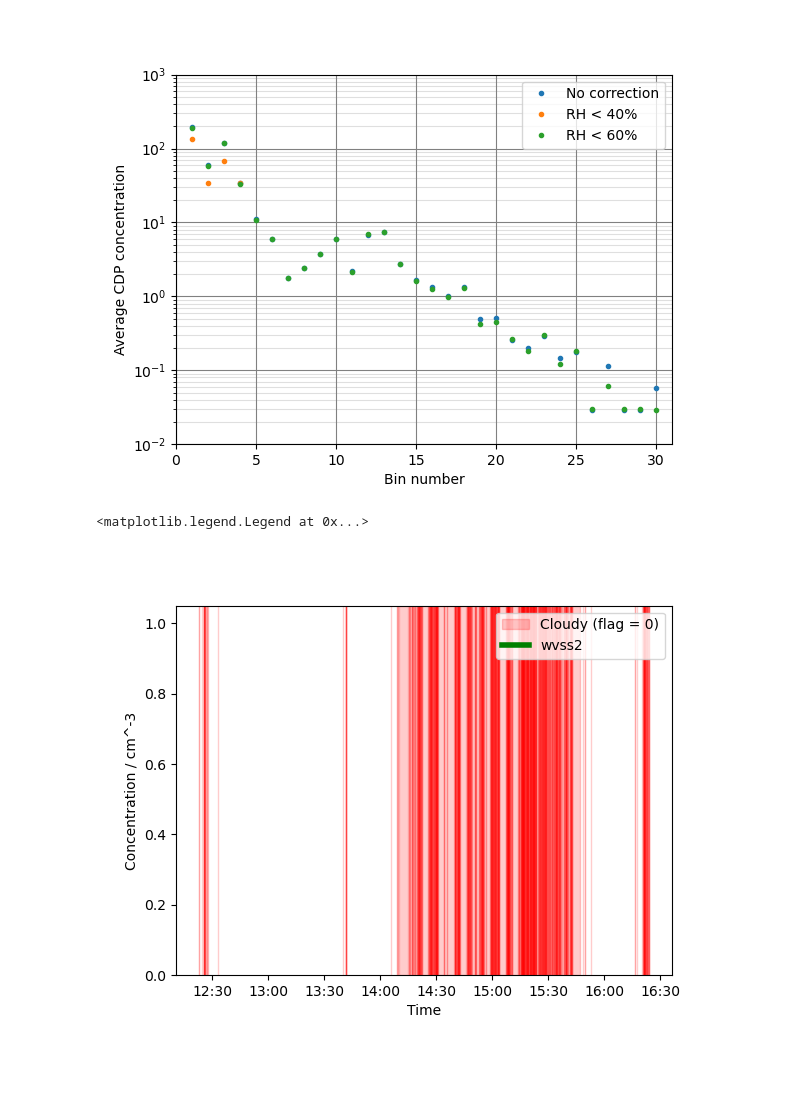
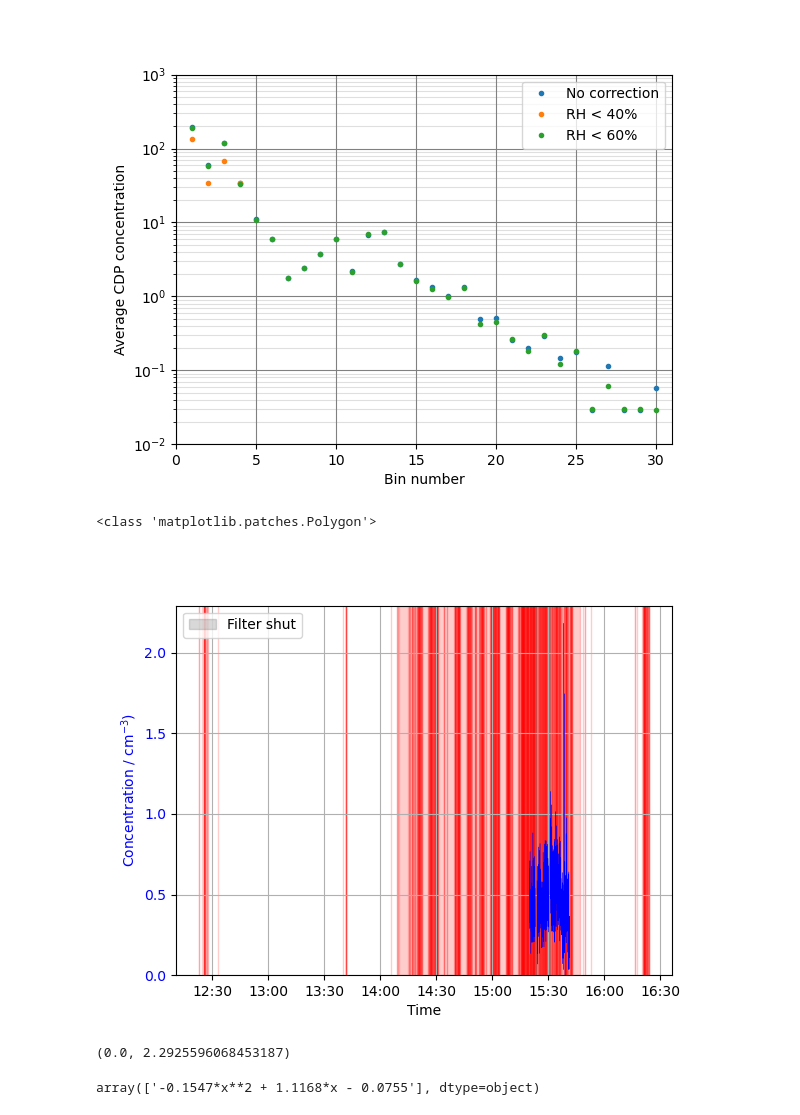
Before and after one commit to erin-raif/pcasp_cdp_code, a Jupyter notebook: calibrated_size_distributions.ipynb, the cells around one changed output. Saved outputs shown, nothing was run; the diff lists cells and outputs as text; code cells hidden in the pictures; blank space fills up the shorter version.

```diff
--- a/calibrated_size_distributions.ipynb
+++ b/calibrated_size_distributions.ipynb
@@ -1411,8 +1429,7 @@ This plot shows the periods where the filter was shut and can optionally display
 def plot_total_number_concentration(ax, corrected_psd, flag=None, **kwargs):
     """Plot total number concentrations for either the PCASP or CDP probe.
 
-    Kwargs implemented for number concentration axis only, not the flag axis,
-    which has a fixed display.
+    Kwargs implemented for concentration axis only
 
     Parameters
     ----------
@@ -1435,6 +1452,7 @@ def plot_total_number_concentration(ax, corrected_psd, flag=None, **kwargs):
 
     x_axis_time_fmt = mdates.DateFormatter('%H:%M')
     time = [dt.datetime.fromtimestamp(val) for val in dN.time.values]
+
 
     default_kwargs = {
         'xlabel': 'Time',
@@ -1493,6 +1511,9 @@ def plot_total_number_concentration(ax, corrected_psd, flag=None, **kwargs):
         legend_items.append(vspan)
     if flag_line is not None:
         legend_items.append(flag_line)
+
+
+
     ax.legend(legend_items, [l.get_label() for l in legend_items])
     return ax
 
@@ -1754,27 +1775,22 @@ engine='netcdf4',decode_times=False)
 # %%
 fig, ax = plt.subplots()
 x_axis_time_fmt = mdates.DateFormatter('%H:%M')
 time = [dt.datetime.fromtimestamp(int(val)) for val in nev_data.TIME.values]
 ax.xaxis.set_major_formatter(x_axis_time_fmt)
 #ax.plot(time,nev_data.CLRFLG_COMBINED,color='red',alpha=0.2)
 #ax2 = ax.twinx()
 time = [dt.datetime.fromtimestamp(int(val)) for val in flight_data.time.values]
 #ax.plot(time, flight_data.cdp_conc/1000,zorder=2,label='Raw CDP Conc')
 
 
 time = [dt.datetime.fromtimestamp(int(val)) for val in nev_data.TIME.values]
 ax.fill_between(time, 0, 1, where=nev_data.CLRFLG_COMBINED < 0.5,
     transform=ax.get_xaxis_transform(), color='red', alpha = 0.2, zorder=1, label='Cloudy (flag = 0)')
-ax.set_ylim(0,None)
-ax.set_ylabel('Concentration / cm^-3')
-ax.set_xlabel('Time')
-
-
-
-wvss2 = time_slice_data(run_start_times, run_end_times, flight_data['WVSS2R_VMR_U'])
-time = [dt.datetime.fromtimestamp(int(val)) for val in wvss2.time.values]
-ax.plot(time, wvss2,zorder=3,color='g',lw=4,label='wvss2')
-ax.legend()
+ax = plot_total_number_concentration(ax, corrected_cdp)
 # %% [output]
-<matplotlib.legend.Legend at 0x...>
+<class 'matplotlib.patches.Polygon'>
-[figure, old version]
+[figure, new version]
+# %%
+ax.set_ylim([None, None])
+# %% [output]
+(0.0, 2.2925596068453187)
@@ -1780,0 +1799,6 @@ ax.legend()
+# %%
+from netCDF4 import Dataset
+graeme_nc = Dataset(r'C:\Users\eeenr\OneDrive - University of Leeds\Kiruna\flights\c274\core-cloud-phy_faam_20220321_v001_r0_c274_pcasp-2_cal.nc')
+graeme_nc['flow_cal']['flow_fit'][:]
+# %% [output]
+array(['-0.1547*x**2 + 1.1168*x - 0.0755'], dtype=object)
```
Also changed, not shown: parts of 10 cells of this notebook.
